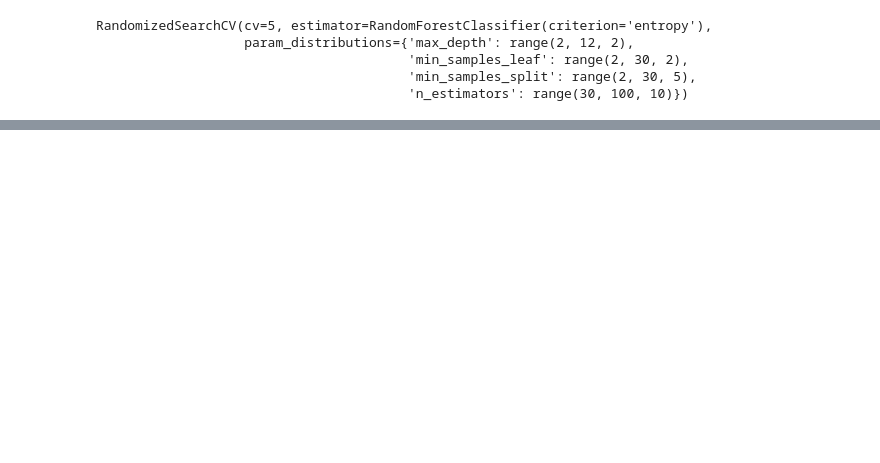
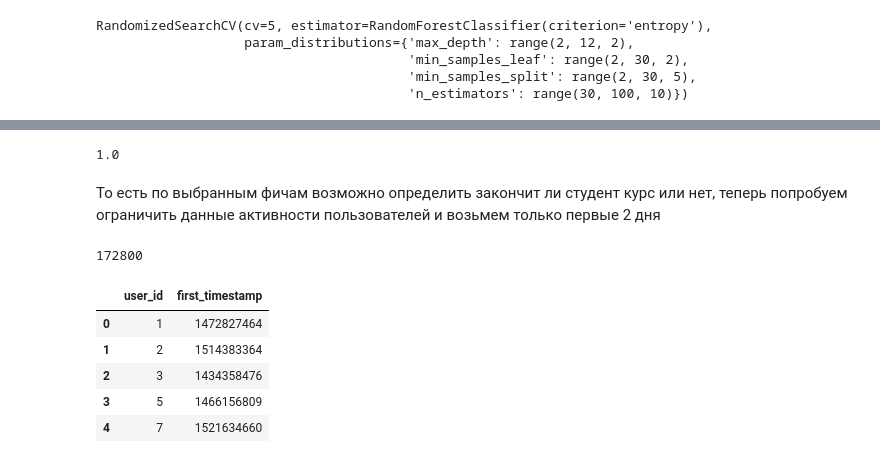
Before and after one commit to NLZer0/Stepic-analytical-contest, a Jupyter notebook: main.ipynb, the cells around one changed output, grey strips where cells are left out. Cells and saved outputs as stored; diff of their text form; code cells hidden in the pictures; blank space fills up the shorter version.

```diff
--- a/main.ipynb
+++ b/main.ipynb
@@ -166,0 +170,10 @@ RandomizedSearchCV(cv=5, estimator=RandomForestClassifier(criterion='entropy'),
+# %%
+recall_score(y_test, prediction)
+# %% [output]
+1.0
+# %% [markdown]
+То есть по выбранным фичам возможно определить закончит ли студент курс или нет, теперь попробуем ограничить данные активности пользователей и возьмем только первые 2 дня
+# %%
+two_days_step = 2*24*60*60
+# %% [output]
+172800
@@ -166,0 +184,9 @@ RandomizedSearchCV(cv=5, estimator=RandomForestClassifier(criterion='entropy'),
+# %%
+first_users_timestamp.head()
+# %% [output]
+|  | user_id | first_timestamp |
+| 0 | 1 | 1472827464 |
+| 1 | 2 | 1514383364 |
+| 2 | 3 | 1434358476 |
+| 3 | 5 | 1466156809 |
+| 4 | 7 | 1521634660 |
```
Also changed, not shown: parts of 35 cells of this notebook, 1 other file.
